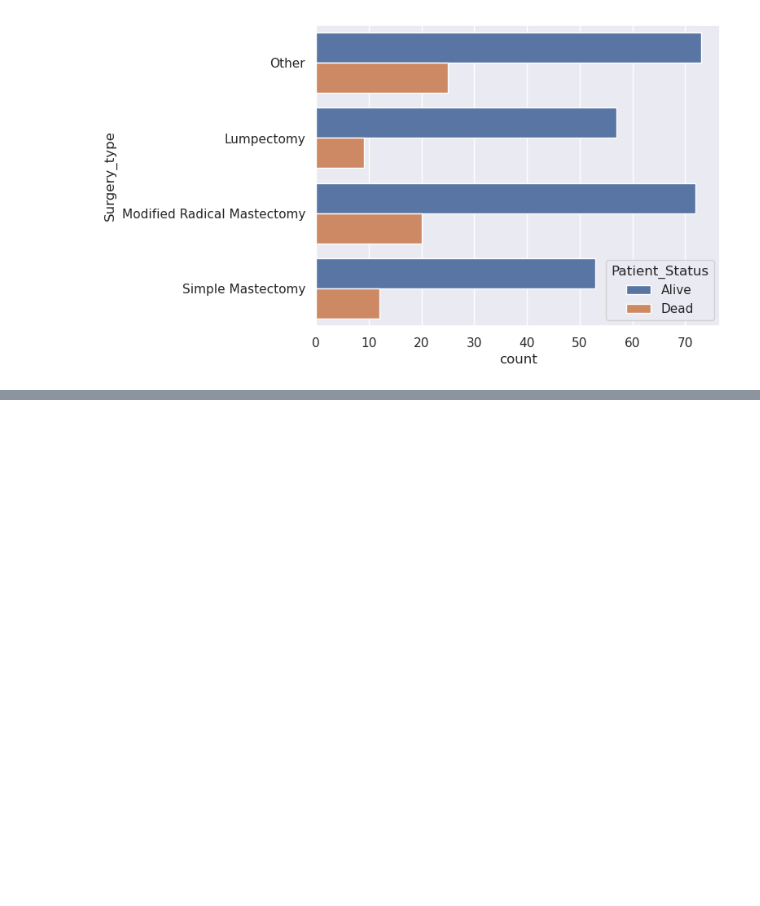
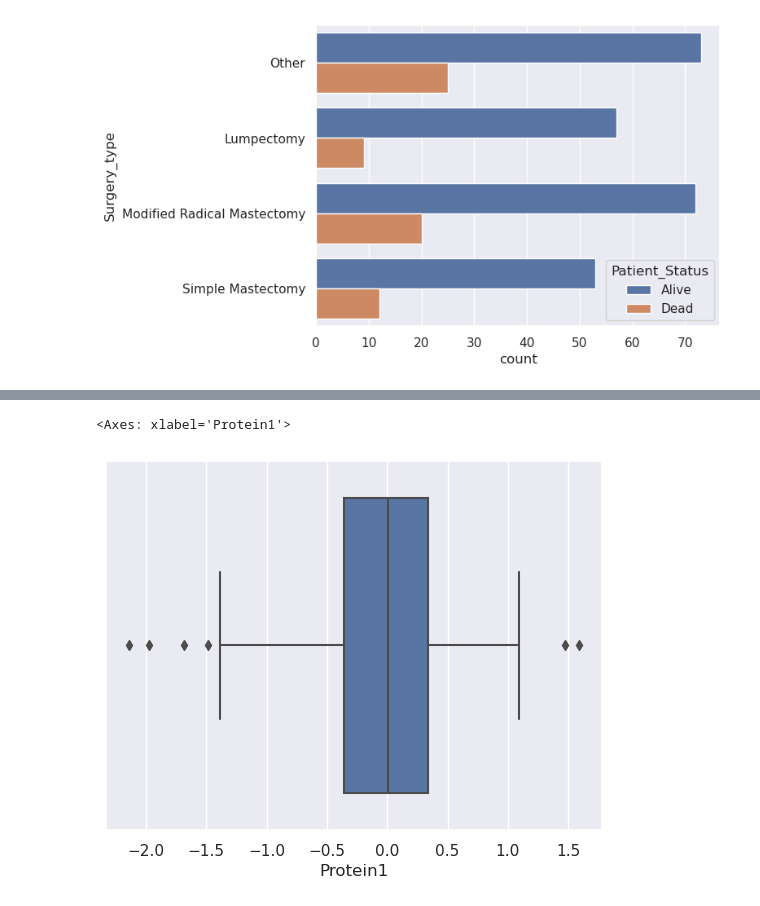
Before and after one commit to LaxmiVatsalyaDaita/Kaggle, a Jupyter notebook: brest-cancer-patient-survival.ipynb, the cells around one changed output, grey strips where cells are left out. Saved outputs shown, nothing was run; the diff lists cells and outputs as text; code cells hidden in the pictures; blank space fills up the shorter version.

```diff
--- a/brest-cancer-patient-survival.ipynb
+++ b/brest-cancer-patient-survival.ipynb
@@ -181,0 +179,5 @@ sns.countplot(y='Surgery_type', hue='Patient_Status', data=data)
+# %%
+sns.boxplot(x=data['Protein1'])
+# %% [output]
+<Axes: xlabel='Protein1'>
+[figure, added]
```
Also changed, not shown: parts of 72 cells of this notebook.
